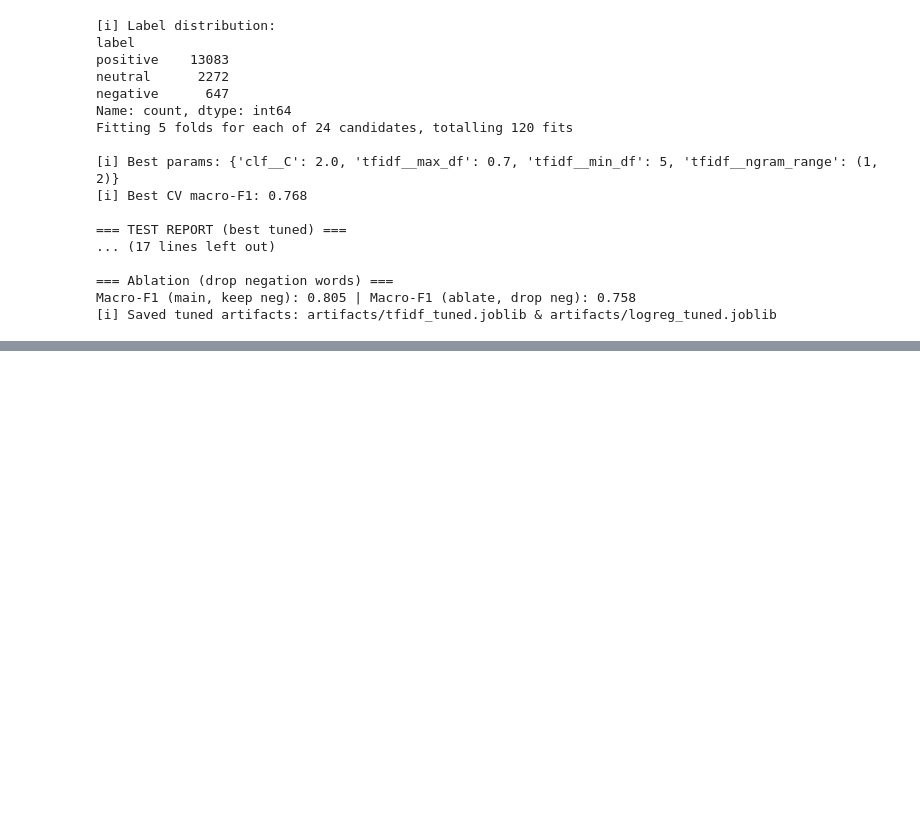
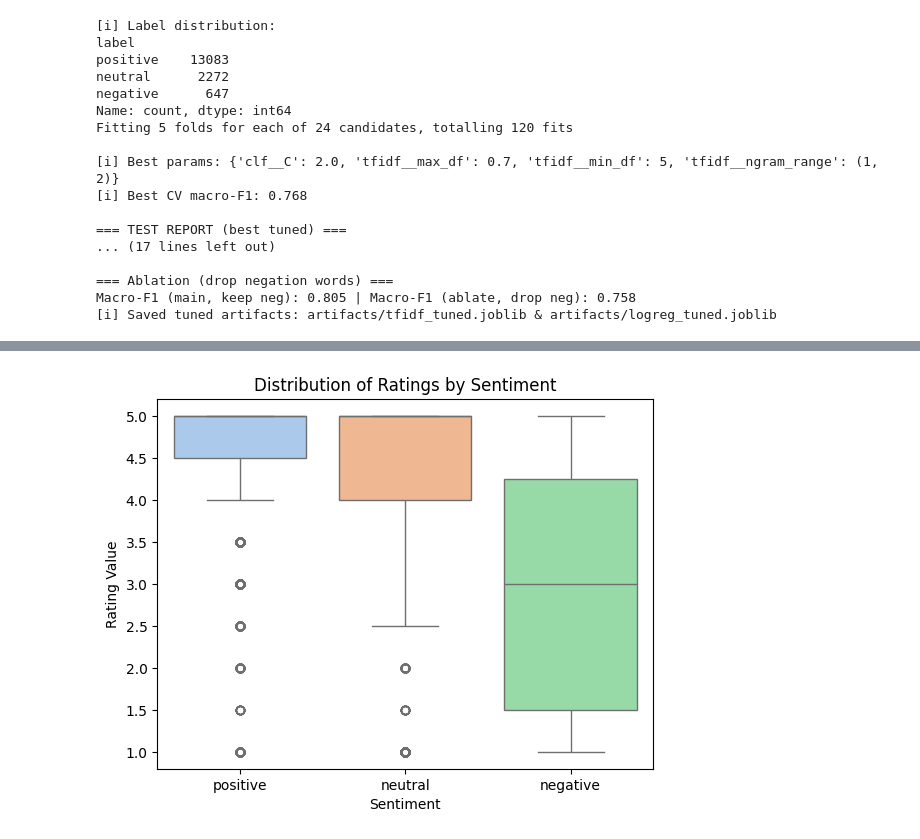
Before and after one commit to trinhnq22411ca/e-commerce-sentiment-analysis, a Jupyter notebook: preprocessing.ipynb, the cells around one changed output, grey strips where cells are left out. Cells and saved outputs as stored; diff of their text form; code cells hidden in the pictures; blank space fills up the shorter version.

```diff
--- a/preprocessing.ipynb
+++ b/preprocessing.ipynb
@@ -1035,0 +1166,8 @@ Successfully installed accelerate-1.11.0 transformers-4.57.1
+# %%
+sns.boxplot(x="label", y="rating_value", data=df, palette="pastel")
+plt.title("Distribution of Ratings by Sentiment")
+plt.xlabel("Sentiment")
+plt.ylabel("Rating Value")
+plt.show()
+# %% [output]
+[figure, added]
```
Also changed, not shown: parts of 14 cells of this notebook, 11 other files.
